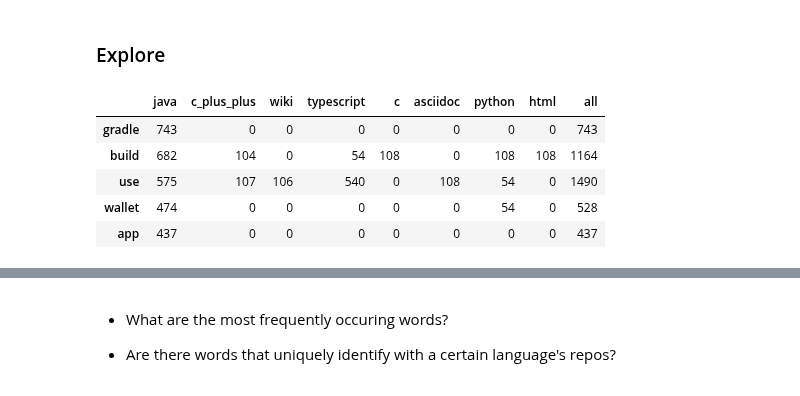
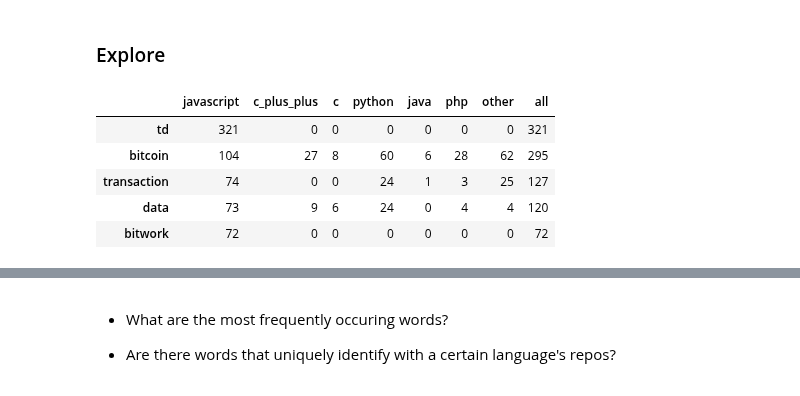
Before and after one commit to TeamAwesomeQuackers/NLP_Project, a Jupyter notebook: Workbooks/Whitaker_Explore_NLP.ipynb, the cells around one changed output, grey strips where cells are left out. Drawn from its saved outputs; the diff is of its cells as text; code cells hidden in the pictures.

```diff
--- a/Workbooks/Whitaker_Explore_NLP.ipynb
+++ b/Workbooks/Whitaker_Explore_NLP.ipynb
@@ -158,2 +288,4 @@ all_words = basic_clean(' '.join(train.readme_contents))
 # %%
 # all_words
+# %%
+javascript_words = remove_stopwords(str(javascript_words))
@@ -160,6 +298,6 @@ all_words = basic_clean(' '.join(train.readme_contents))
 # %%
 java_words = remove_stopwords(str(java_words))
 # %%
-c_plus_plus__words = remove_stopwords(str(c_plus_plus__words))
+php_words = remove_stopwords(str(php_words))
 # %%
-wiki_words = remove_stopwords(str(wiki_words))
+other_words = remove_stopwords(str(other_words))
@@ -180,28 +308,27 @@ all_words = remove_stopwords(str(all_words))
 # %%
 # represent contents as word frequencies
 
+javascript_freq = pd.Series(javascript_words.split()).value_counts()
+c_plus_plus_freq = pd.Series(c_plus_plus__words.split()).value_counts()
+c_freq = pd.Series(c_words.split()).value_counts()
+python_freq = pd.Series(python_words.split()).value_counts()
 java_freq = pd.Series(java_words.split()).value_counts()
-c_plus_plus_freq = pd.Series(c_plus_plus__words.split()).value_counts()
-wiki_freq = pd.Series(wiki_words.split()).value_counts()
-type_freq = pd.Series(type_words.split()).value_counts()
-c_freq = pd.Series(c_words.split()).value_counts()
-ascii_freq = pd.Series(ascii_words.split()).value_counts()
-python_freq = pd.Series(python_words.split()).value_counts()
-html_freq = pd.Series(html_words.split()).value_counts()
+php_freq = pd.Series(php_words.split()).value_counts()
+other_freq = pd.Series(other_words.split()).value_counts()
 all_freq = pd.Series(all_words.split()).value_counts()
 # %%
 # concat all frequencies together into a dataframe
 
-word_counts = pd.concat([java_freq, c_plus_plus_freq, wiki_freq, type_freq, c_freq, ascii_freq, python_freq, html_freq, all_freq], axis=1).fillna(0).astype(int)
-word_counts.columns = ['java', 'c_plus_plus', 'wiki', 'typescript', 'c', 'asciidoc', 'python', 'html', 'all']
+word_counts = pd.concat([javascript_freq, c_plus_plus_freq, c_freq, python_freq, java_freq, php_freq, other_freq, all_freq], axis=1).fillna(0).astype(int)
+word_counts.columns = ['javascript', 'c_plus_plus', 'c', 'python', 'java', 'php', 'other', 'all']
 word_counts.head()
 # %% [output]
-|  | java | c_plus_plus | wiki | typescript | c | asciidoc | python | html | all |
-| gradle | 743 | 0 | 0 | 0 | 0 | 0 | 0 | 0 | 743 |
-| build | 682 | 104 | 0 | 54 | 108 | 0 | 108 | 108 | 1164 |
-| use | 575 | 107 | 106 | 540 | 0 | 108 | 54 | 0 | 1490 |
-| wallet | 474 | 0 | 0 | 0 | 0 | 0 | 54 | 0 | 528 |
-| app | 437 | 0 | 0 | 0 | 0 | 0 | 0 | 0 | 437 |
+|  | javascript | c_plus_plus | c | python | java | php | other | all |
+| td | 321 | 0 | 0 | 0 | 0 | 0 | 0 | 321 |
+| bitcoin | 104 | 27 | 8 | 60 | 6 | 28 | 62 | 295 |
+| transaction | 74 | 0 | 0 | 24 | 1 | 3 | 25 | 127 |
+| data | 73 | 9 | 6 | 24 | 0 | 4 | 4 | 120 |
+| bitwork | 72 | 0 | 0 | 0 | 0 | 0 | 0 | 72 |
 # %%
 java_freq
 # %% [output]
```
Also changed, not shown: parts of 80 cells of this notebook.
